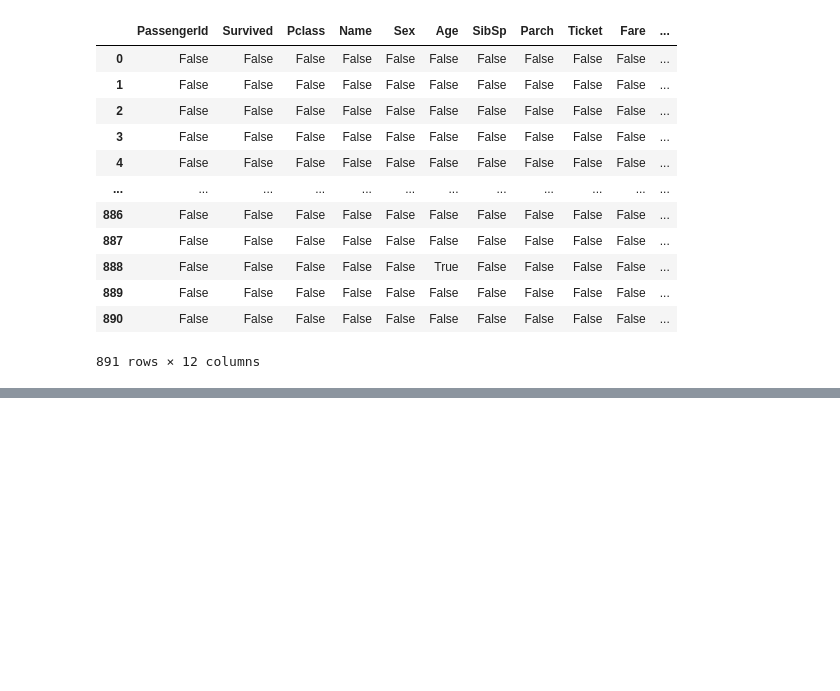
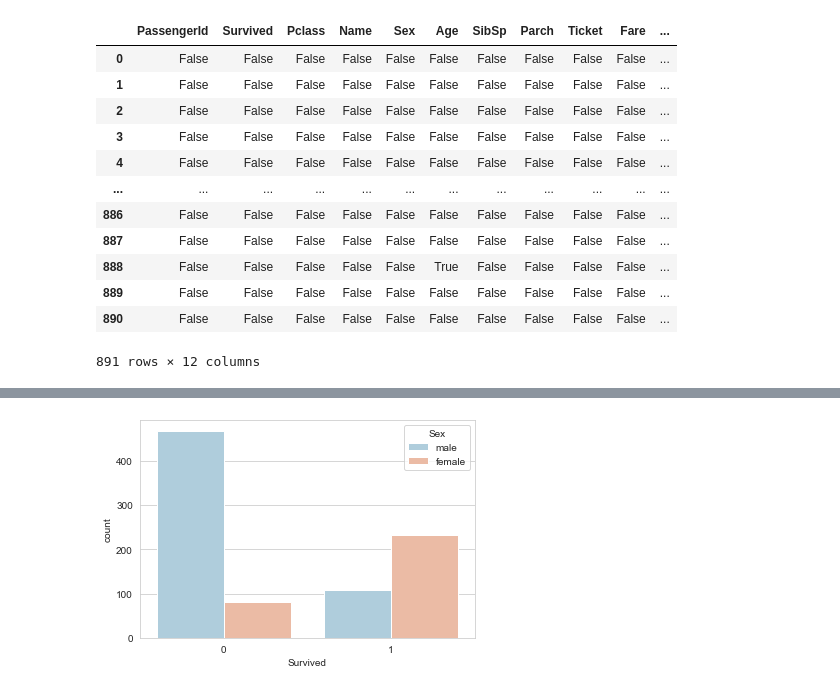
Before and after one commit to GKPSingh/M3D2, a Jupyter notebook: Logistic Regression.ipynb, the cells around one changed output, grey strips where cells are left out. Saved outputs shown, nothing was run; the diff lists cells and outputs as text; code cells hidden in the pictures; blank space fills up the shorter version.

```diff
--- a/Logistic Regression.ipynb
+++ b/Logistic Regression.ipynb
@@ -33,0 +44,4 @@ train.isnull()
+# %%
+sns.countplot(x='Survived', hue = 'Sex', data=train, palette = 'RdBu_r');
+# %% [output]
+[figure, added]
```
Also changed, not shown: parts of 9 cells of this notebook.
